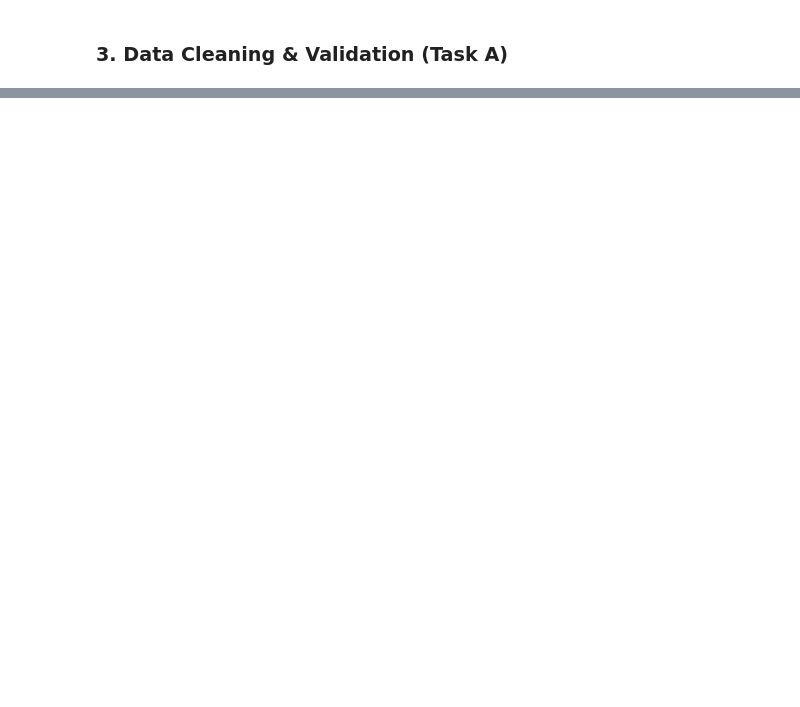
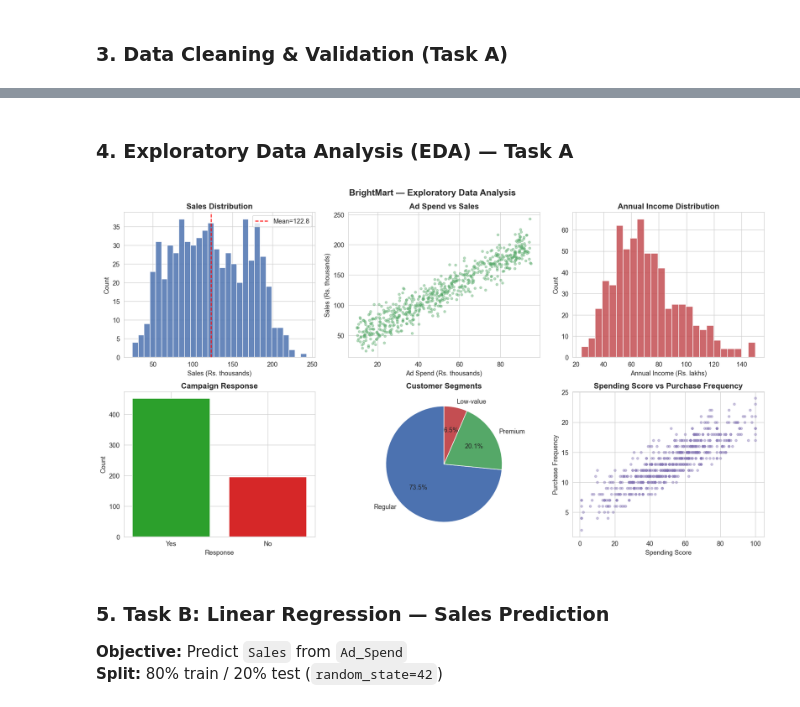
Before and after one commit to koundal-aryan/BrightMart-customer-analytics-machine-learning, a Jupyter notebook: customer_analytics_ml_project.ipynb, the cells around one changed output, grey strips where cells are left out. Drawn from its saved outputs; the diff is of its cells as text; code cells hidden in the pictures; blank space fills up the shorter version.

Commit message:
fix: correct decision rules, add cleaned CSV, Q31-Q39, Rs. labels, 195-word conclusion

```diff
--- a/customer_analytics_ml_project.ipynb
+++ b/customer_analytics_ml_project.ipynb
@@ -574,0 +116,51 @@ The key business insight is that customer segmentation combined with predictive
+# %% [markdown]
+### 4. Exploratory Data Analysis (EDA) — Task A
+# %%
+fig, axes = plt.subplots(2, 3, figsize=(16, 9))
+fig.suptitle('BrightMart — Exploratory Data Analysis', fontsize=15, fontweight='bold')
+
+# (a) Sales distribution
+axes[0,0].hist(df_clean['Sales'], bins=30, color='#4C72B0', edgecolor='white', alpha=0.85)
+axes[0,0].axvline(df_clean['Sales'].mean(), color='red', linestyle='--', lw=1.5,
+                  label=f"Mean={df_clean['Sales'].mean():.1f}")
+axes[0,0].set_title('Sales Distribution', fontweight='bold')
+axes[0,0].set_xlabel('Sales (Rs. thousands)'); axes[0,0].set_ylabel('Count')
+axes[0,0].legend()
+
+# (b) Ad Spend vs Sales — Task A viz 2
+axes[0,1].scatter(df_clean['Ad_Spend'], df_clean['Sales'], alpha=0.4, color='#55A868', s=15)
+axes[0,1].set_title('Ad Spend vs Sales', fontweight='bold')
+axes[0,1].set_xlabel('Ad Spend (Rs. thousands)'); axes[0,1].set_ylabel('Sales (Rs. thousands)')
+
+# (c) Annual Income
+axes[0,2].hist(df_clean['Annual_Income'], bins=25, color='#C44E52', edgecolor='white', alpha=0.85)
+axes[0,2].set_title('Annual Income Distribution', fontweight='bold')
+axes[0,2].set_xlabel('Annual Income (Rs. lakhs)'); axes[0,2].set_ylabel('Count')
+
+# (d) Campaign Response
+cr_counts = df_clean['Campaign_Response'].value_counts()
+axes[1,0].bar(cr_counts.index, cr_counts.values, color=['#2ca02c','#d62728'], edgecolor='white')
+axes[1,0].set_title('Campaign Response', fontweight='bold')
+axes[1,0].set_xlabel('Response'); axes[1,0].set_ylabel('Count')
+
+# (e) Customer Segment
+seg_counts = df_clean['Customer_Segment'].value_counts()
+axes[1,1].pie(seg_counts.values, labels=seg_counts.index, autopct='%1.1f%%',
+              colors=['#4C72B0','#55A868','#C44E52'], startangle=90)
+axes[1,1].set_title('Customer Segments', fontweight='bold')
+
+# (f) Spending Score vs Purchase Frequency
+axes[1,2].scatter(df_clean['Spending_Score'], df_clean['Purchase_Frequency'],
+                  alpha=0.4, color='#8172B2', s=15)
+axes[1,2].set_title('Spending Score vs Purchase Frequency', fontweight='bold')
+axes[1,2].set_xlabel('Spending Score'); axes[1,2].set_ylabel('Purchase Frequency')
+
+plt.tight_layout()
+plt.show()
+# %% [output]
+[figure, added]
+# %% [markdown]
+### 5. Task B: Linear Regression — Sales Prediction
+
+**Objective:** Predict `Sales` from `Ad_Spend`
+**Split:** 80% train / 20% test (`random_state=42`)
```
Also changed, not shown: parts of 43 cells of this notebook, 5 other files.
